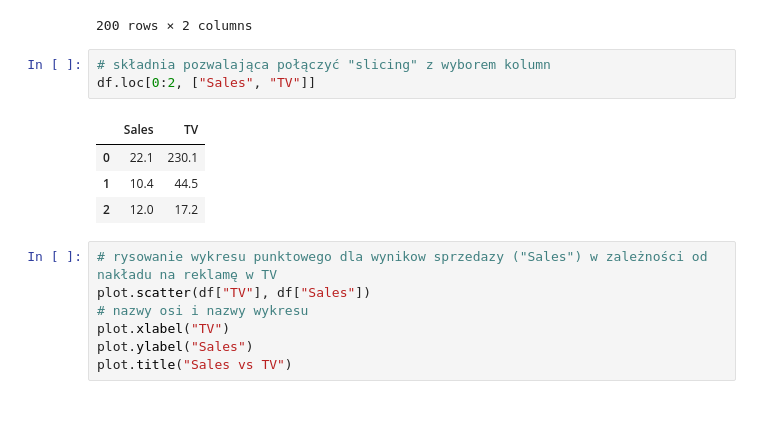
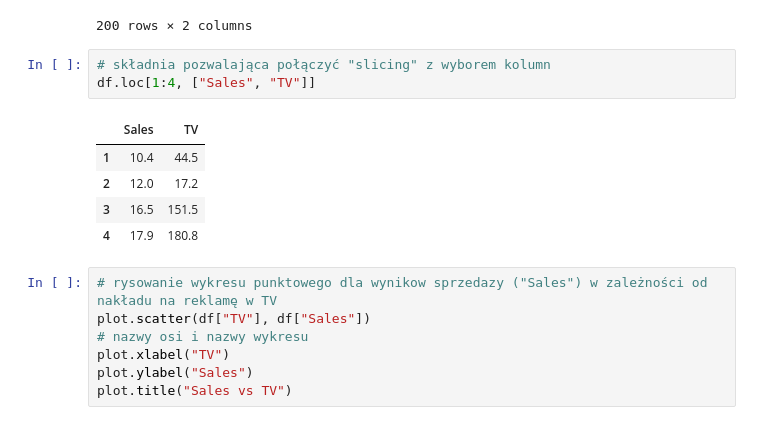
Before and after one commit to mateuszr/ml-course-1, a Jupyter notebook: 01_Loading_Data_with_Pandas.ipynb, the cells around one changed output. Cells and saved outputs as stored; diff of their text form.

```diff
--- a/01_Loading_Data_with_Pandas.ipynb
+++ b/01_Loading_Data_with_Pandas.ipynb
@@ -110,12 +151,13 @@ df[["Sales", "TV"]]
 200 rows × 2 columns
 # %%
 # składnia pozwalająca połączyć "slicing" z wyborem kolumn
-df.loc[0:2, ["Sales", "TV"]]
+df.loc[1:4, ["Sales", "TV"]]
 # %% [output]
 |  | Sales | TV |
-| 0 | 22.1 | 230.1 |
 | 1 | 10.4 | 44.5 |
 | 2 | 12.0 | 17.2 |
+| 3 | 16.5 | 151.5 |
+| 4 | 17.9 | 180.8 |
 # %%
 # rysowanie wykresu punktowego dla wynikow sprzedazy ("Sales") w zależności od nakładu na reklamę w TV
 plot.scatter(df["TV"], df["Sales"])
```
Also changed, not shown: parts of 6 cells of this notebook, 11 other files.
